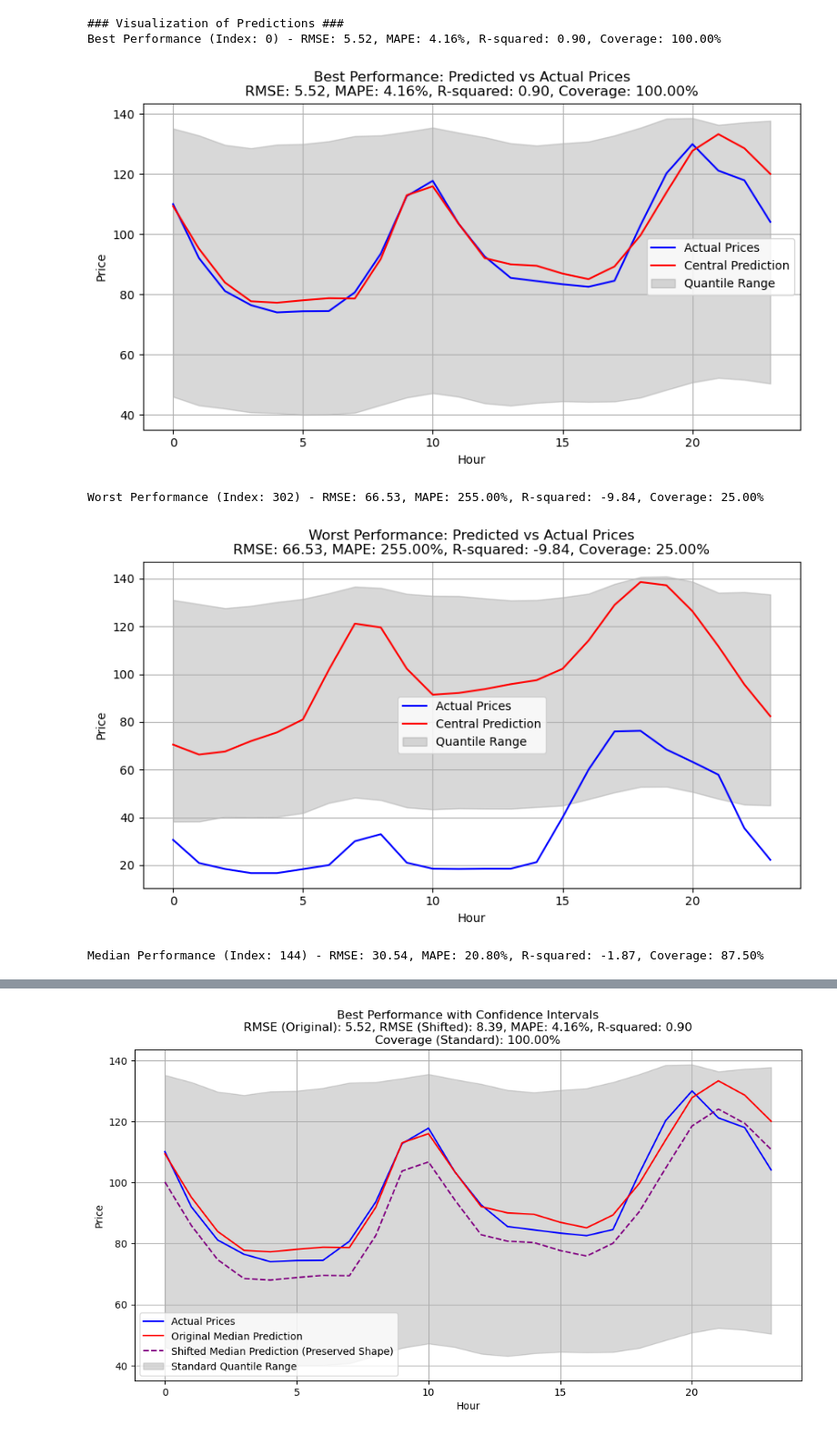
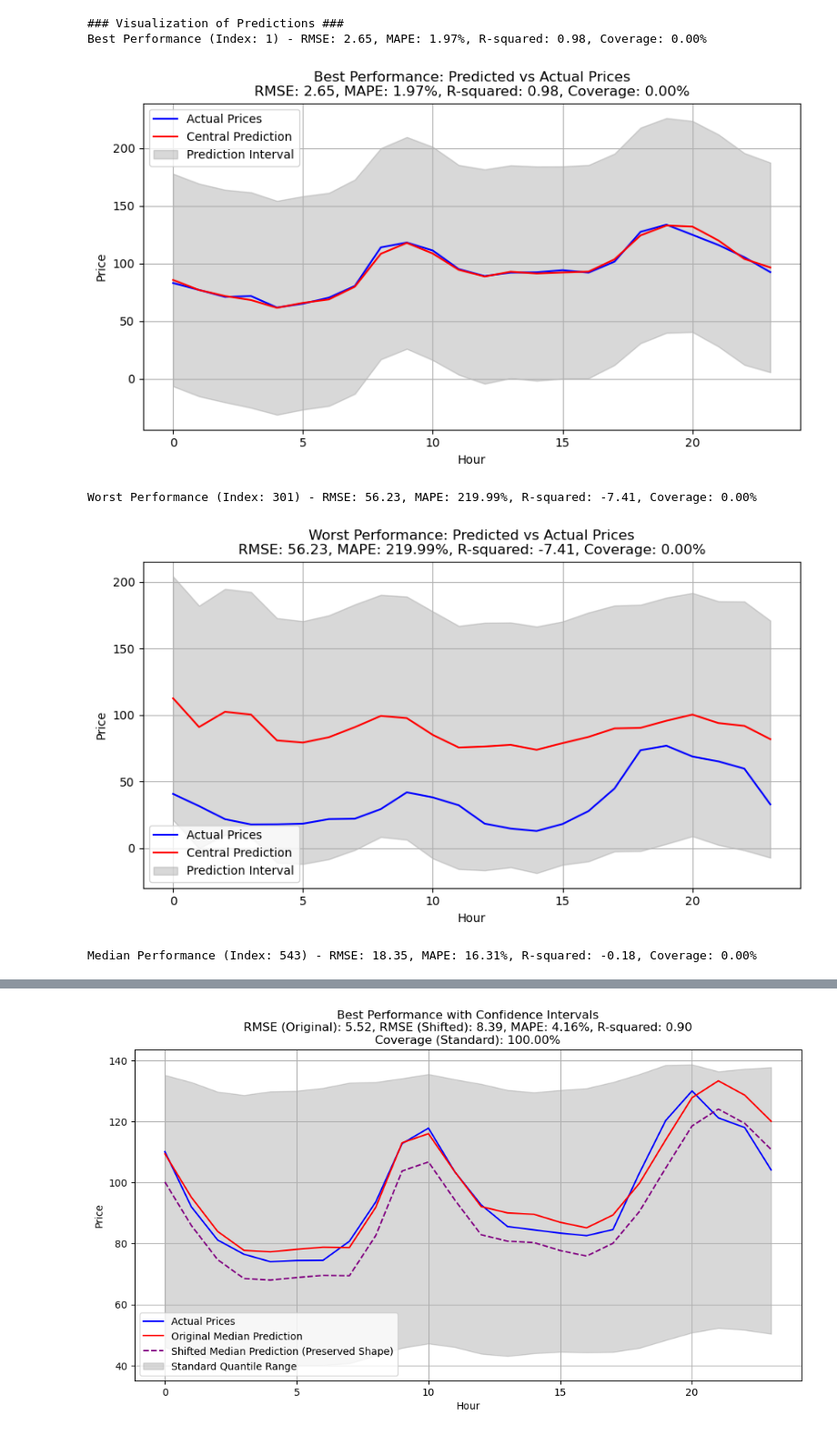
Before and after one commit to storralbod/deeplearning, a Jupyter notebook: model_functions/testteitur.ipynb, the cells around one changed output, grey strips where cells are left out. Shown at 91% size. Cells and saved outputs as stored; diff of their text form; code cells hidden in the pictures.

```diff
--- a/model_functions/testteitur.ipynb
+++ b/model_functions/testteitur.ipynb
@@ -325,21 +329,16 @@ import torch
 # Predict on test data
 model.eval()
 with torch.no_grad():
-    central_preds, quantile_preds = model(X_test)  # Central prediction and quantile predictions
-
-# Ensure quantile_preds is a tensor
-if isinstance(quantile_preds, list):
-    quantile_preds = torch.stack(quantile_preds, dim=1)  # Convert list to tensor [batch_size, num_quantiles, forecast_horizon]
+    central_preds, spread_preds = model(X_test)  # Central prediction and spread predictions
 
 # Inverse transform central predictions and actual values
 central_preds_rescaled = scaler_target.inverse_transform(central_preds.cpu().numpy())  # Move to CPU before .numpy()
 y_test_rescaled = scaler_target.inverse_transform(y_test.cpu().numpy())  # Move to CPU before .numpy()
 
-# Inverse transform quantile predictions
-quantile_preds_rescaled = np.stack([
-    scaler_target.inverse_transform(quantile_preds[:, i, :].cpu().numpy())  # Move to CPU before .numpy()
-    for i in range(quantile_preds.shape[1])  # Iterate over quantiles
-], axis=1)  # Shape: [batch_size, num_quantiles, forecast_horizon]
+# Calculate lower and upper bounds from spread predictions
+spread_preds_rescaled = scaler_target.inverse_transform(spread_preds.cpu().numpy())
+lower_bounds = central_preds_rescaled - spread_preds_rescaled
+upper_bounds = central_preds_rescaled + spread_preds_rescaled
 
 # Metrics Calculation
 rmse_per_sample = []
@@ -347,15 +346,13 @@ mape_per_sample = []
 r2_per_sample = []
 quantile_coverage = []
 
-for actual, central_pred, quantile_pred in zip(y_test_rescaled, central_preds_rescaled, quantile_preds_rescaled):
+for actual, central_pred, lower_bound, upper_bound in zip(y_test_rescaled, central_preds_rescaled, lower_bounds, upper_bounds):
     rmse_per_sample.append(np.sqrt(mean_squared_error(actual, central_pred)))
     mape_per_sample.append(np.mean(np.abs((actual - central_pred) / actual)) * 100)
     r2_per_sample.append(r2_score(actual, central_pred))
 
     # Quantile coverage
-    lower_quantile = quantile_pred[0]  # Lower quantile (e.g., 10%)
-    upper_quantile = quantile_pred[-1]  # Upper quantile (e.g., 90%)
-    coverage = np.mean((actual >= lower_quantile) & (actual <= upper_quantile)) * 100
+    coverage = np.mean((actual >= lower_bound) & (actual <= upper_bound)) * 100
     quantile_coverage.append(coverage)
 
 # Find indices for best, median, and worst performance based on RMSE
@@ -364,58 +361,58 @@ worst_index = np.argmax(rmse_per_sample)
 median_index = np.argsort(rmse_per_sample)[len(rmse_per_sample) // 2]
 
 # Function to visualize prediction, quantiles, and actual values
-def plot_prediction_with_quantiles(index, title):
+def plot_prediction_with_bounds(index, title):
     actual = y_test_rescaled[index]
     central = central_preds_rescaled[index]
-    lower_quantile = quantile_preds_rescaled[index, 0]  # Lower bound
-    upper_quantile = quantile_preds_rescaled[index, -1]  # Upper bound
+    lower_bound = lower_bounds[index]
+    upper_bound = upper_bounds[index]
     rmse = np.sqrt(mean_squared_error(actual, central))
     mape = np.mean(np.abs((actual - central) / actual)) * 100
     r2 = r2_score(actual, central)
-    coverage = np.mean((actual >= lower_quantile) & (actual <= upper_quantile)) * 100
+    coverage = np.mean((actual >= lower_bound) & (actual <= upper_bound)) * 100
 
     plt.figure(figsize=(10, 5))
     plt.plot(actual, label="Actual Prices", color="blue")
     plt.plot(central, label="Central Prediction", color="red")
-    plt.fill_between(range(len(actual)), lower_quantile, upper_quantile, color="gray", alpha=0.3, label="Quantile Range")
+    plt.fill_between(range(len(actual)), lower_bound, upper_bound, color="gray", alpha=0.3, label="Prediction Interval")
     plt.title(f"{title}\nRMSE: {rmse:.2f}, MAPE: {mape:.2f}%, R-squared: {r2:.2f}, Coverage: {coverage:.2f}%")
     plt.xlabel("Hour")
     plt.ylabel("Price")
     plt.legend()
     plt.grid(True)
     plt.show()
 
 # Visualize worst, best, and median performances
 print("### Visualization of Predictions ###")
 print(f"Best Performance (Index: {best_index}) - RMSE: {rmse_per_sample[best_index]:.2f}, "
       f"MAPE: {mape_per_sample[best_index]:.2f}%, R-squared: {r2_per_sample[best_index]:.2f}, "
       f"Coverage: {quantile_coverage[best_index]:.2f}%")
-plot_prediction_with_quantiles(best_index, "Best Performance: Predicted vs Actual Prices")
+plot_prediction_with_bounds(best_index, "Best Performance: Predicted vs Actual Prices")
 
 print(f"Worst Performance (Index: {worst_index}) - RMSE: {rmse_per_sample[worst_index]:.2f}, "
       f"MAPE: {mape_per_sample[worst_index]:.2f}%, R-squared: {r2_per_sample[worst_index]:.2f}, "
       f"Coverage: {quantile_coverage[worst_index]:.2f}%")
-plot_prediction_with_quantiles(worst_index, "Worst Performance: Predicted vs Actual Prices")
+plot_prediction_with_bounds(worst_index, "Worst Performance: Predicted vs Actual Prices")
 
 print(f"Median Performance (Index: {median_index}) - RMSE: {rmse_per_sample[median_index]:.2f}, "
       f"MAPE: {mape_per_sample[median_index]:.2f}%, R-squared: {r2_per_sample[median_index]:.2f}, "
       f"Coverage: {quantile_coverage[median_index]:.2f}%")
-plot_prediction_with_quantiles(median_index, "Median Performance: Predicted vs Actual Prices")
+plot_prediction_with_bounds(median_index, "Median Performance: Predicted vs Actual Prices")
 
 # Summary statistics
 print("\n### Metrics Summary ###")
 print(f"Average RMSE: {np.mean(rmse_per_sample):.2f}")
 print(f"Median RMSE: {np.median(rmse_per_sample):.2f}")
 print(f"Average MAPE: {np.mean(mape_per_sample):.2f}%")
 print(f"Median MAPE: {np.median(mape_per_sample):.2f}%")
 print(f"Average R-squared: {np.mean(r2_per_sample):.2f}")
 print(f"Median R-squared: {np.median(r2_per_sample):.2f}")
 print(f"Average Quantile Coverage: {np.mean(quantile_coverage):.2f}%")
 print(f"Median Quantile Coverage: {np.median(quantile_coverage):.2f}%")
 # %% [output]
 ### Visualization of Predictions ###
-Best Performance (Index: 0) - RMSE: 5.52, MAPE: 4.16%, R-squared: 0.90, Coverage: 100.00%
+Best Performance (Index: 1) - RMSE: 2.65, MAPE: 1.97%, R-squared: 0.98, Coverage: 0.00%
-[figure, old version]
+[figure, new version]
-Worst Performance (Index: 302) - RMSE: 66.53, MAPE: 255.00%, R-squared: -9.84, Coverage: 25.00%
+Worst Performance (Index: 301) - RMSE: 56.23, MAPE: 219.99%, R-squared: -7.41, Coverage: 0.00%
-[figure, old version]
+[figure, new version]
-Median Performance (Index: 144) - RMSE: 30.54, MAPE: 20.80%, R-squared: -1.87, Coverage: 87.50%
+Median Performance (Index: 543) - RMSE: 18.35, MAPE: 16.31%, R-squared: -0.18, Coverage: 0.00%
```
Also changed, not shown: parts of 3 cells of this notebook.
